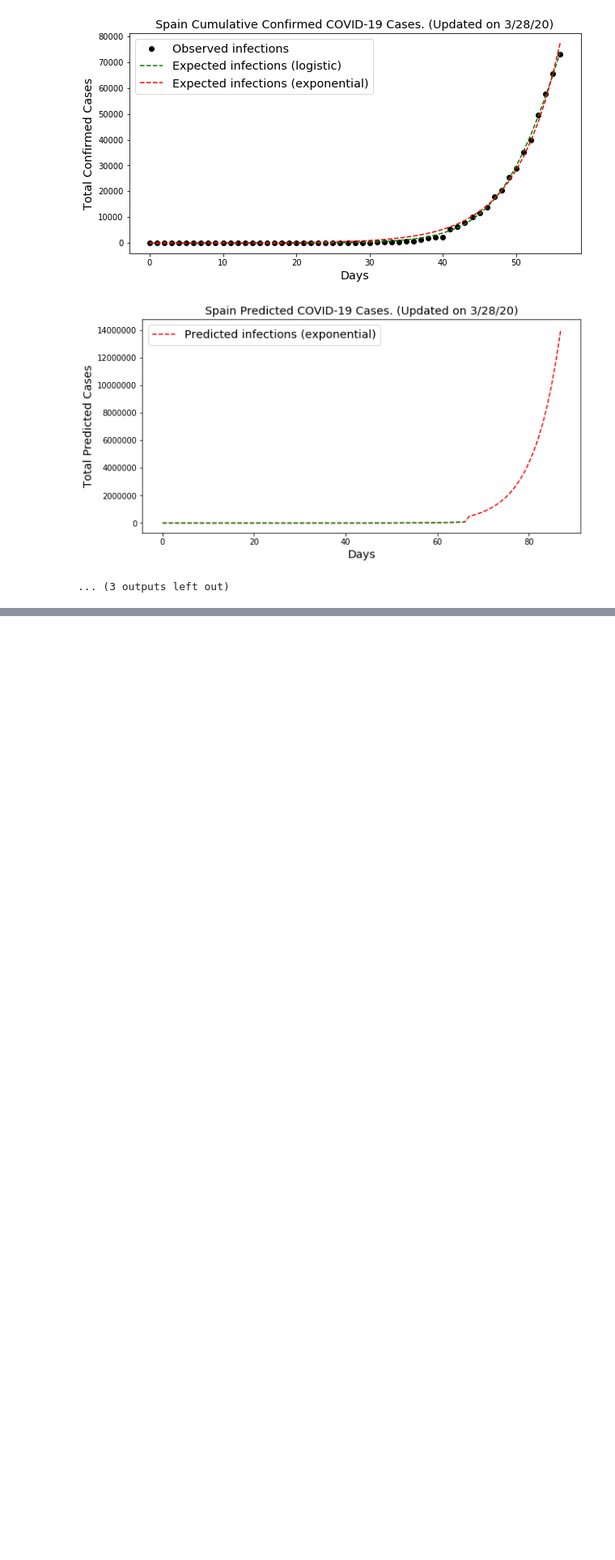
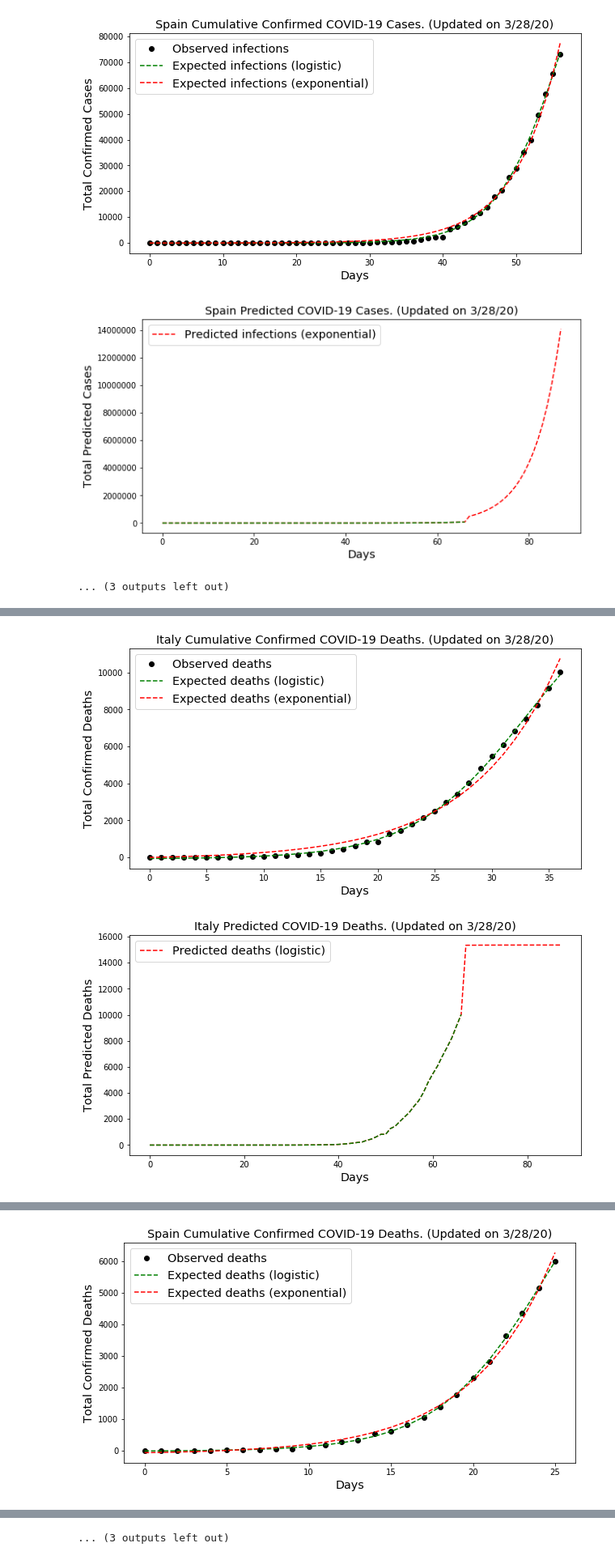
Before and after one commit to othrif/covics-19, a Jupyter notebook: model_building/modeling_covics.ipynb, the cells around one changed output, grey strips where cells are left out. Shown at 81% size. Drawn from its saved outputs; the diff is of its cells as text; code cells hidden in the pictures; blank space fills up the shorter version.

Commit message:
added deaths and recovered

```diff
--- a/model_building/modeling_covics.ipynb
+++ b/model_building/modeling_covics.ipynb
@@ -38,6 +32,12 @@ covid_recovered = pd.read_csv(data_dir+'csse_covid_19_data/csse_covid_19_time_se
 #covid_confirmed.head()
 #covid_deaths.head()
 #covid_recovered.head()
+# %%
+# Load datasets
+
+covid_confirmed = pd.read_csv(data_dir+'csse_covid_19_time_series/time_series_covid19_confirmed_global.csv')
+covid_deaths = pd.read_csv(data_dir+'csse_covid_19_time_series/time_series_covid19_deaths_global.csv')
+covid_recovered = pd.read_csv(data_dir+'csse_covid_19_time_series/time_series_covid19_recovered_global.csv')
 # %%
 # Extract all column names
 cols_keys = covid_confirmed.keys()
@@ -620,0 +729,60 @@ Spain
+# %%
+days = len(covid_deaths.columns)-4 # how many days are in the data file (columns less the first 4)
+days_to_model = days+(3*7) # 3 weeks + current number of days
+
+#plotCases(covid_confirmed, 'Country/Region', 'Switzerland')
+mostrecentdate = dates[-1]
+deaths = covid_deaths.iloc[:,[1,-1]].groupby('Country/Region').sum()
+deaths = deaths.sort_values(by = mostrecentdate, ascending = False)
+deaths = deaths[deaths[mostrecentdate] >= 100]
+
+topcountries = deaths.index
+inferreddoublingtime = []
+recentdoublingtime = []
+errors = []
+countries = []
+params = []
+print('\n')
+
+
+
+for c in topcountries[:5]:
+    print(c)
+    a = plotDeaths(covid_deaths, 'Country/Region', c)
+    if a:
+        countries.append(c)
+        inferreddoublingtime.append(a[0])
+        errors.append(a[1])
+        recentdoublingtime.append(a[2])
+        params.append(a[3])
+        plt.figure(figsize=(10,5))
+
+        if(len(a[3])==3):
+            preds = [exponential(t, a[3][0], a[3][1], a[3][2]) for t in list(range(days,days_to_model,1))] # do pred
+            conf = covid_deaths[covid_deaths['Country/Region'] == c].iloc[:,4:].values[0].tolist() # get confirmed cases
+            allc = conf+preds # append together
+            x = list(range(0,days_to_model,1))
+            y = allc
+            plt.ticklabel_format(style = 'plain')
+            plt.plot(x, y, 'r--', label="Predicted deaths (exponential)") # plot predictions
+            plt.plot(list(range(0,days,1)),conf,'g--') # plot confirmed cases in green
+
+
+        if(len(a[3])==4):
+            preds = [logistic(t, a[3][0], a[3][1], a[3][2],a[3][3]) for t in list(range(days,days_to_model,1))]
+            conf = covid_deaths[covid_deaths['Country/Region'] == c].iloc[:,4:].values[0].tolist()
+            allc = conf+preds
+            x = list(range(0,days_to_model,1))
+            y = allc
+            plt.ticklabel_format(style = 'plain')
+            plt.plot(x, y, 'r--', label="Predicted deaths (logistic)")
+            plt.plot(list(range(0,days,1)),conf,'g--')
+
+
+    plt.title(c + ' Predicted COVID-19 Deaths. (Updated on '+mostrecentdate+')', fontsize="x-large")
+    plt.xlabel('Days', fontsize="x-large")
+    plt.ylabel('Total Predicted Deaths', fontsize="x-large")
+    plt.legend(fontsize="x-large")
+    plt.show()
+    print('\n')
+# %% [output]
@@ -620,0 +809,2 @@ Spain
+[figure, added]
+[figure, added]
@@ -620,0 +831 @@ Spain
+[figure, added]
@@ -620,0 +872 @@ Spain
+... (3 outputs left out)
```
Also changed, not shown: parts of 8 cells of this notebook.
